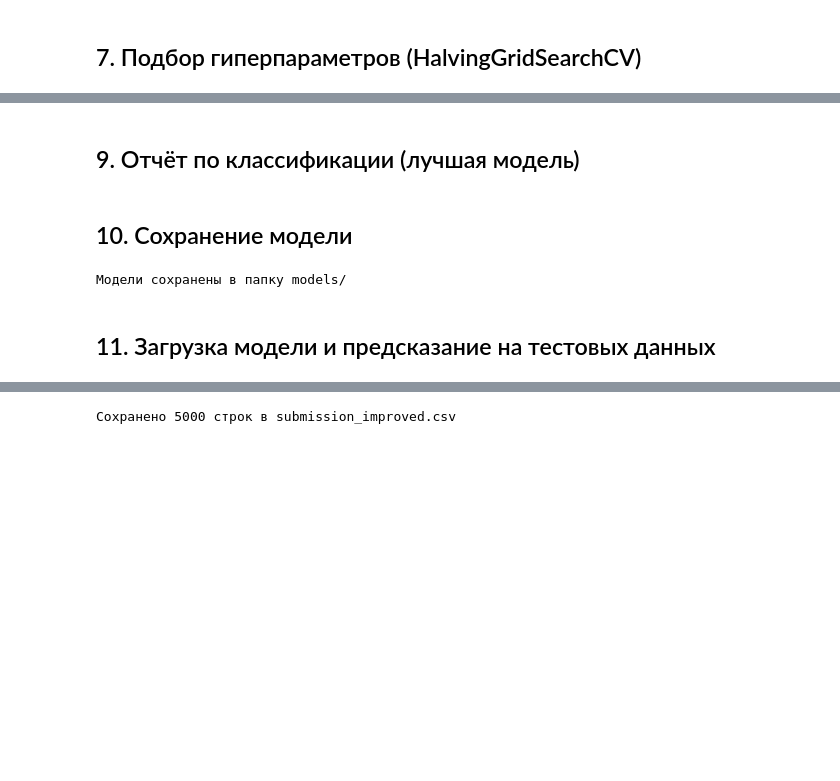
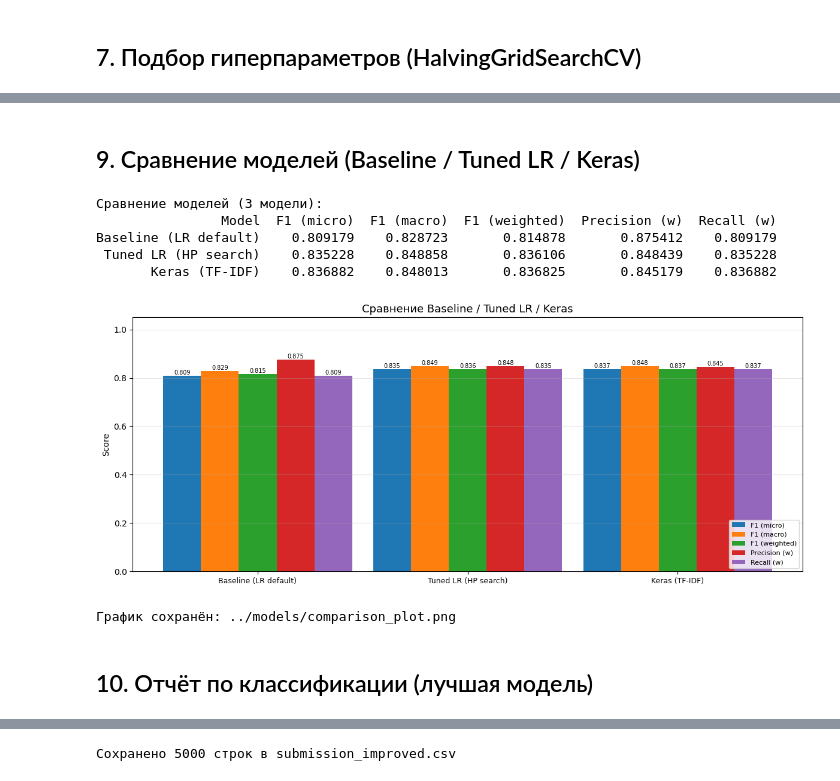
Before and after one commit to Kolesoo1/testTaskDS, a Jupyter notebook: testTask/notebooks/pipeline_with_clustering.ipynb, the cells around one changed output, grey strips where cells are left out. Cells and saved outputs as stored; diff of their text form; code cells hidden in the pictures; blank space fills up the shorter version.

Commit message:
added keras handmade neural network and a comparison with other approaches

```diff
--- a/testTask/notebooks/pipeline_with_clustering.ipynb
+++ b/testTask/notebooks/pipeline_with_clustering.ipynb
@@ -353,3 +443,5 @@ print(cv_results.to_string(index=False))
+# %% [markdown]
+## 9. Cpaвнение моделей (Baseline / Tuned LR / Keras)
 # %%
 from sklearn.metrics import precision_score, recall_score
 
@@ -358,43 +450,50 @@ def calc_metrics(y_true, y_pred, label):
         "Model": label,
         "F1 (micro)":   f1_score(y_true, y_pred, average="micro", zero_division=0),
         "F1 (macro)":   f1_score(y_true, y_pred, average="macro", zero_division=0),
         "F1 (weighted)": f1_score(y_true, y_pred, average="weighted", zero_division=0),
         "Precision (w)": precision_score(y_true, y_pred, average="weighted", zero_division=0),
         "Recall (w)":    recall_score(y_true, y_pred, average="weighted", zero_division=0),
     }
 
-comparison = pd.DataFrame([
+rows = [
     calc_metrics(y_test, y_pred_base, "Baseline (LR default)"),
-    calc_metrics(y_test, y_pred_best, f"Tuned (LR {search.best_params_})"),
-])
-
-print("Сравнение Baseline vs Tuned:")
+    calc_metrics(y_test, y_pred_best, "Tuned LR (HP search)"),
+    calc_metrics(y_test, y_pred_keras, "Keras (TF-IDF)"),
+]
+comparison = pd.DataFrame(rows)
+print("Cpaвнение моделей (3 модели):")
 print(comparison.to_string(index=False))
 
-# Визуализация
-fig, ax = plt.subplots(figsize=(10, 5))
+fig, ax = plt.subplots(figsize=(12, 5))
 x = range(len(comparison))
 metrics = ["F1 (micro)", "F1 (macro)", "F1 (weighted)", "Precision (w)", "Recall (w)"]
-width = 0.3
+width = 0.18
 for i, met in enumerate(metrics):
     offsets = [p + i * width for p in x]
     bars = ax.bar(offsets, comparison[met], width, label=met)
     for bar in bars:
         h = bar.get_height()
-        ax.text(bar.get_x() + bar.get_width()/2, h, f"{h:.3f}", ha="center", va="bottom", fontsize=8)
+        ax.text(bar.get_x() + bar.get_width()/2, h, f"{h:.3f}", ha="center", va="bottom", fontsize=7)
 
 ax.set_xticks([p + width * 2 for p in x])
 ax.set_xticklabels(comparison["Model"], fontsize=9)
 ax.set_ylabel("Score")
-ax.set_title("Сравнение Baseline и Tuned модели", fontsize=13)
+ax.set_title("Cpaвнение Baseline / Tuned LR / Keras", fontsize=13)
 ax.legend(fontsize=8, loc="lower right")
 ax.set_ylim(0, 1.05)
 ax.grid(axis="y", alpha=0.3)
 plt.tight_layout()
 plt.show()
 
-# Сохраняем график
 fig.savefig("../models/comparison_plot.png", dpi=150, bbox_inches="tight")
 print("\nГрафик сохранён: ../models/comparison_plot.png")
+# %% [output]
+Cpaвнение моделей (3 модели):
+                Model  F1 (micro)  F1 (macro)  F1 (weighted)  Precision (w)  Recall (w)
+Baseline (LR default)    0.809179    0.828723       0.814878       0.875412    0.809179
+ Tuned LR (HP search)    0.835228    0.848858       0.836106       0.848439    0.835228
+       Keras (TF-IDF)    0.836882    0.848013       0.836825       0.845179    0.836882
+[figure, added]
+График сохранён: ../models/comparison_plot.png
 # %% [markdown]
-## 9. Отчёт по классификации (лучшая модель)
+## 10. Отчёт по классификации (лучшая модель)
@@ -403,11 +499,0 @@ print(classification_report(y_test, y_pred_best, zero_division=0))
-# %% [markdown]
-## 10. Сохранение модели
-# %%
-os.makedirs('../models', exist_ok=True)
-joblib.dump(vectorizer, '../models/vectorizer_improved.joblib')
-joblib.dump(best_clf, '../models/classifier_improved.joblib')
-print('Модели сохранены в папку models/')
-# %% [output]
-Модели сохранены в папку models/
-# %% [markdown]
-## 11. Загрузка модели и предсказание на тестовых данных
```
Also changed, not shown: parts of 21 cells of this notebook, 7 other files.
